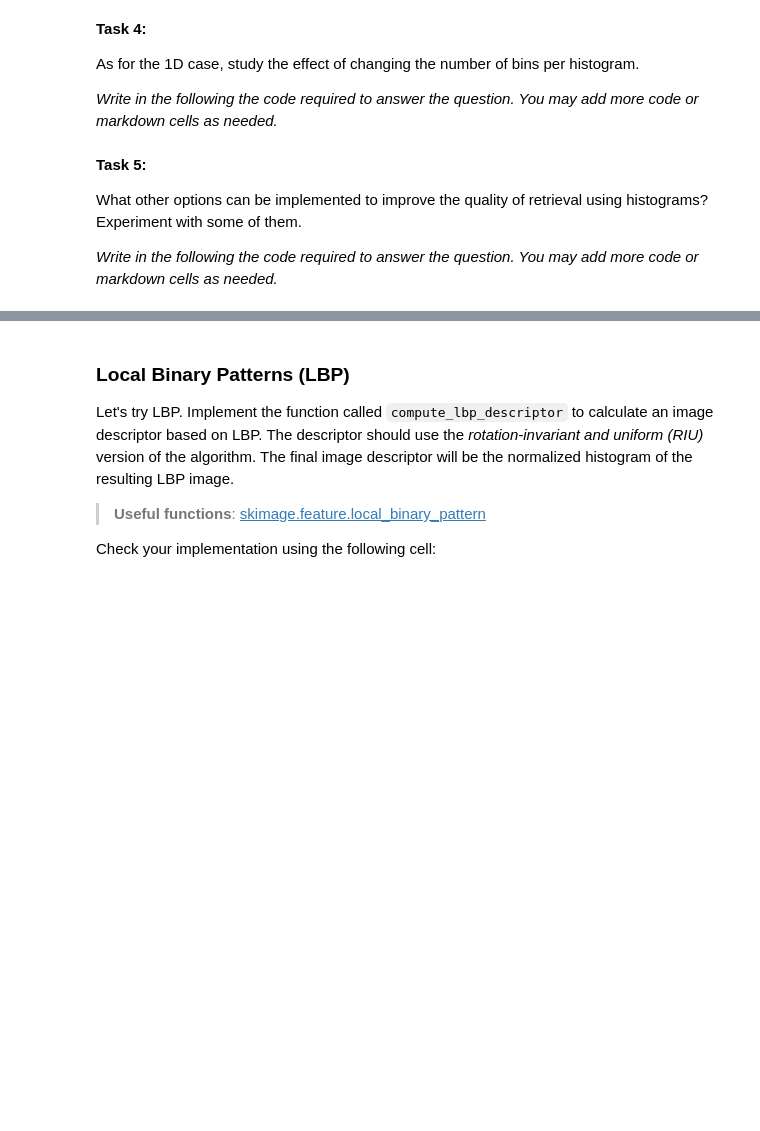
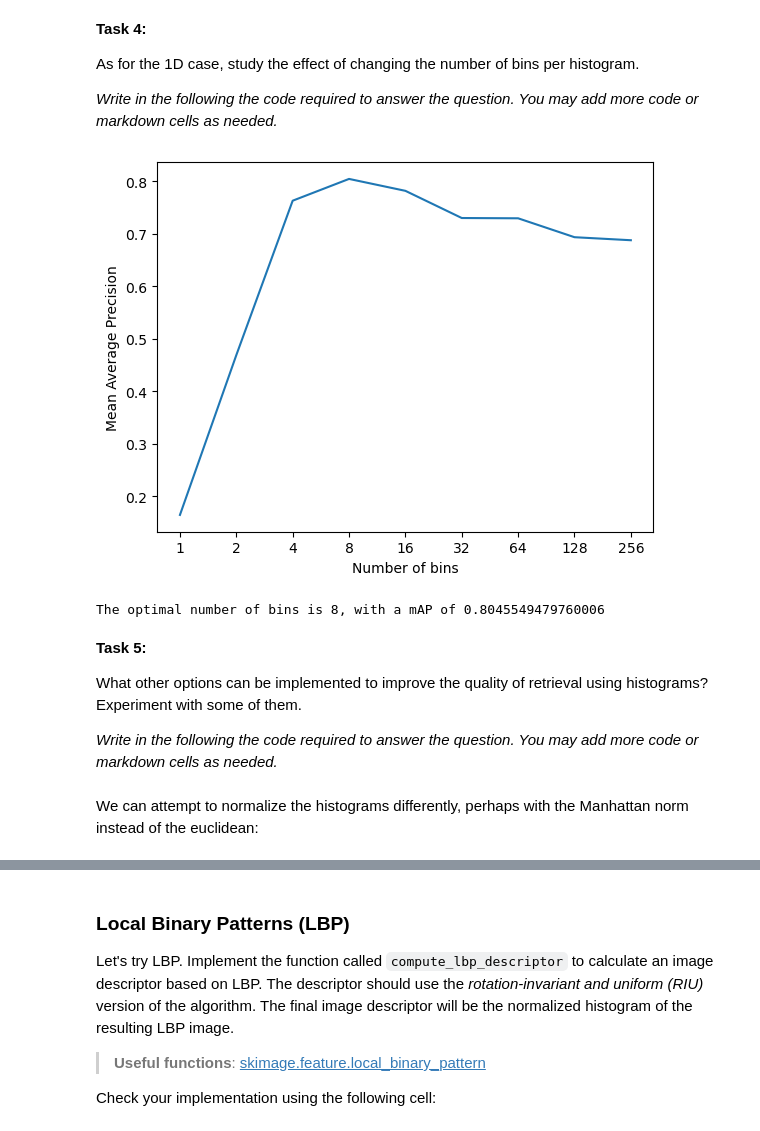
Before and after one commit to Frankwii/IIRBC_assignment1, a Jupyter notebook: 11762_Image_Description.ipynb, the cells around one changed output, grey strips where cells are left out. Saved outputs shown, nothing was run; the diff lists cells and outputs as text; code cells hidden in the pictures; blank space fills up the shorter version.

```diff
--- a/11762_Image_Description.ipynb
+++ b/11762_Image_Description.ipynb
@@ -270,19 +265,0 @@ We can attempt to normalize the histograms differently, perhaps with the Manhatt
-# %%
-mAP_values = [0.0] * 9
-for k in range(9):
-    retriever = a1.GlobalCBIR(
-        a1.compute_1d_color_hist,
-        bins_per_hist = 2**k,
-        norm_p = 1
-    )
-
-    mAP_values[k]=retriever.compute_mAP(dataset)
-
-plt.plot(mAP_values)
-plt.xlabel("Number of bins")
-plt.ylabel("Mean Average Precision")
-plt.xticks(list(range(9)), labels = [2**k for k in range(9)])
-plt.show()
-
-optimal_k = np.argmax(mAP_values)
-print(f"The optimal number of bins is {2**optimal_k}, with a mAP of {mAP_values[optimal_k]}")
@@ -314,9 +288,32 @@ Mean Average Precision (mAP): 0.80455
 As for the 1D case, study the effect of changing the number of bins per histogram.
 
 *Write in the following the code required to answer the question. You may add more code or markdown cells as needed.*
+# %%
+mAP_values = [0.0] * 9
+for k in range(9):
+    retriever = a1.GlobalCBIR(
+        a1.compute_2d_color_hist,
+        bins_per_hist = 2**k,
+    )
+
+    mAP_values[k]=retriever.compute_mAP(dataset)
+
+plt.plot(mAP_values)
+plt.xlabel("Number of bins")
+plt.ylabel("Mean Average Precision")
+plt.xticks(list(range(9)), labels = [2**k for k in range(9)])
+plt.show()
+
+optimal_k = np.argmax(mAP_values)
+print(f"The optimal number of bins is {2**optimal_k}, with a mAP of {mAP_values[optimal_k]}")
+# %% [output]
+[figure, added]
+The optimal number of bins is 8, with a mAP of 0.8045549479760006
 # %% [markdown]
 **Task 5:**
 
 What other options can be implemented to improve the quality of retrieval using histograms? Experiment with some of them.
 
 *Write in the following the code required to answer the question. You may add more code or markdown cells as needed.*
+# %% [markdown]
+We can attempt to normalize the histograms differently, perhaps with the Manhattan norm instead of the euclidean:
```
Also changed, not shown: parts of 29 cells of this notebook, 1 other file.
